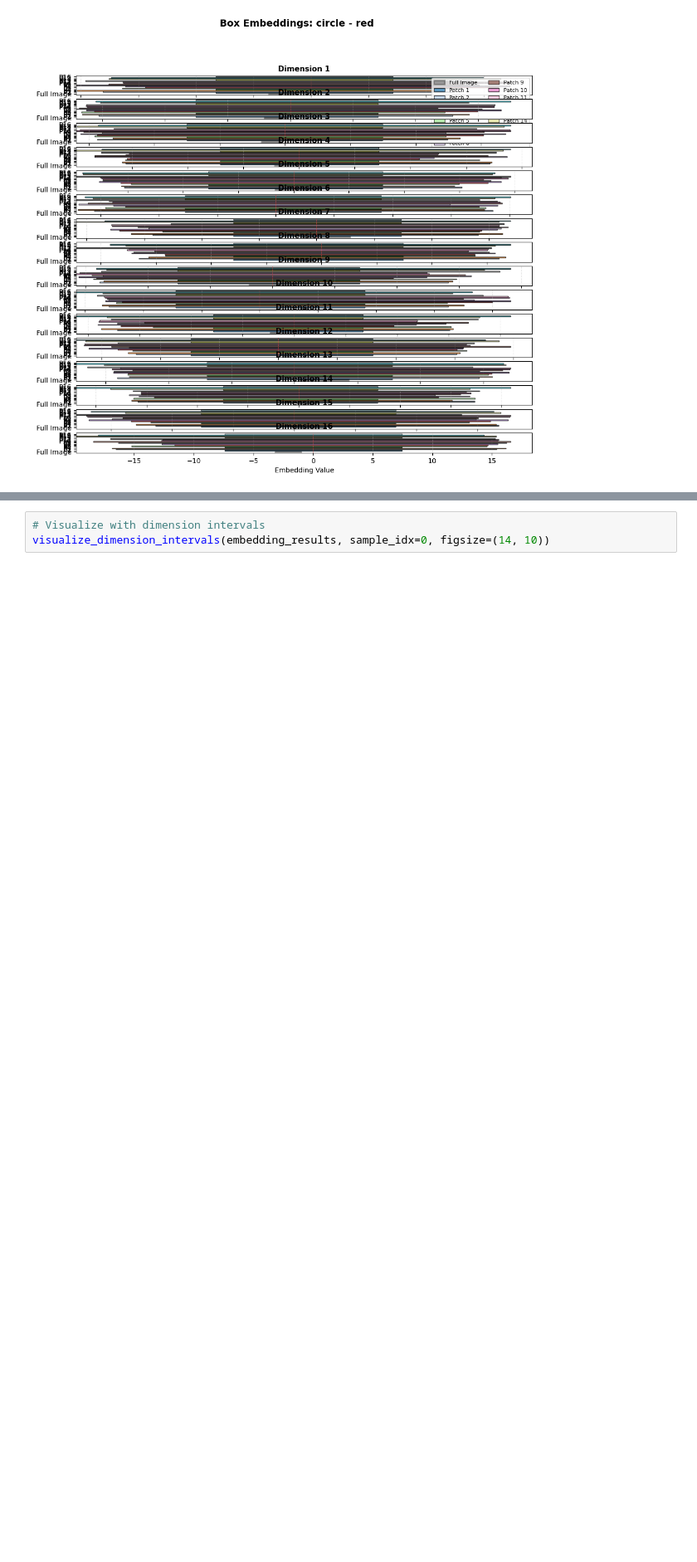
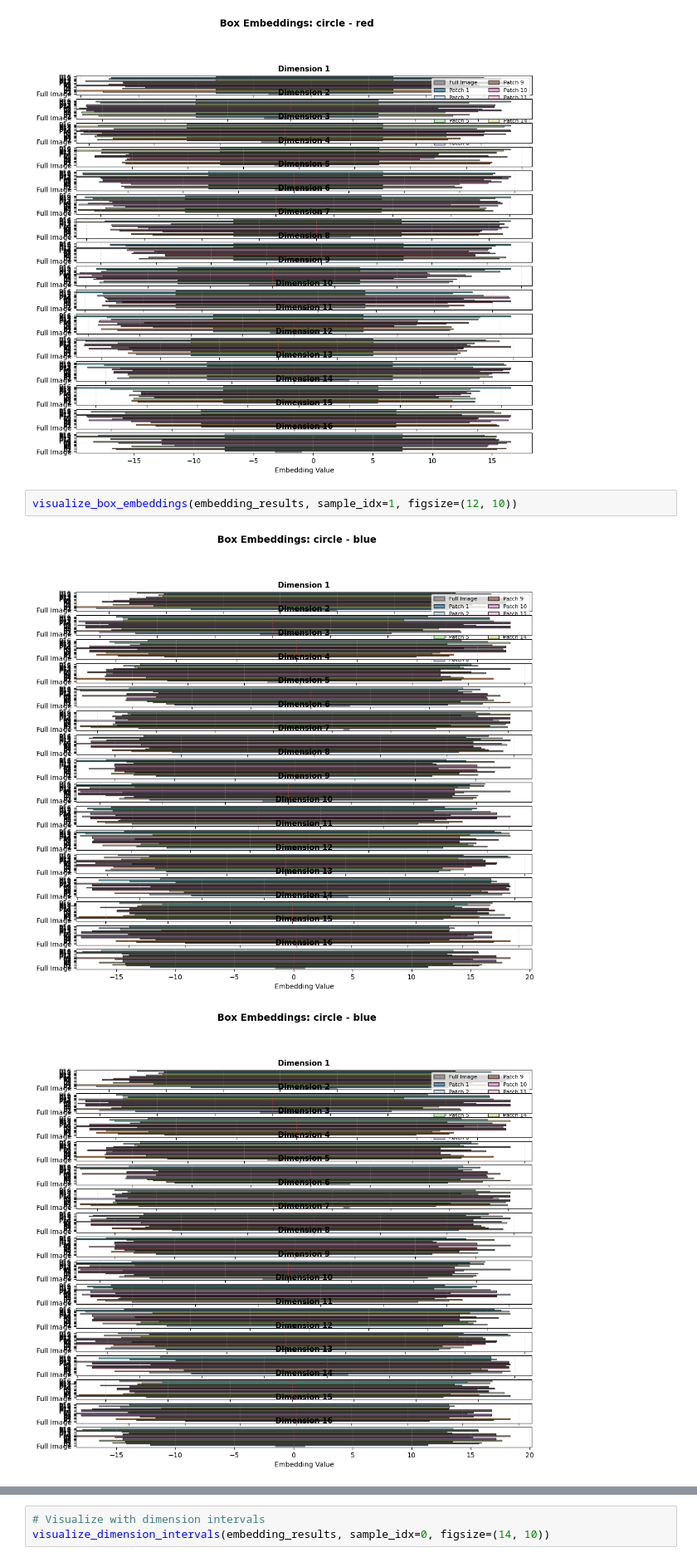
Before and after one commit to Lossfunk/compositional-representation-learning, a Jupyter notebook: notebooks/playgrounds/PatchBoxEmbeddingsVAE_embeddings_analysis.ipynb, the cells around one changed output, grey strips where cells are left out. Shown at 83% size. Drawn from its saved outputs; the diff is of its cells as text; blank space fills up the shorter version.

```diff
--- a/notebooks/playgrounds/PatchBoxEmbeddingsVAE_embeddings_analysis.ipynb
+++ b/notebooks/playgrounds/PatchBoxEmbeddingsVAE_embeddings_analysis.ipynb
@@ -387,6 +407,11 @@ visualize_box_embeddings(embedding_results, sample_idx=0, figsize=(12, 10))
 # %% [output]
 [figure]
 [figure]
+# %%
+visualize_box_embeddings(embedding_results, sample_idx=1, figsize=(12, 10))
+# %% [output]
+[figure, added]
+[figure, added]
 # %%
 # Visualize in compact style (similar to attached image)
 visualize_box_embeddings_compact(embedding_results, sample_idx=0, figsize=(14, 8))
```
Also changed, not shown: parts of 5 cells of this notebook, 8 other files.
